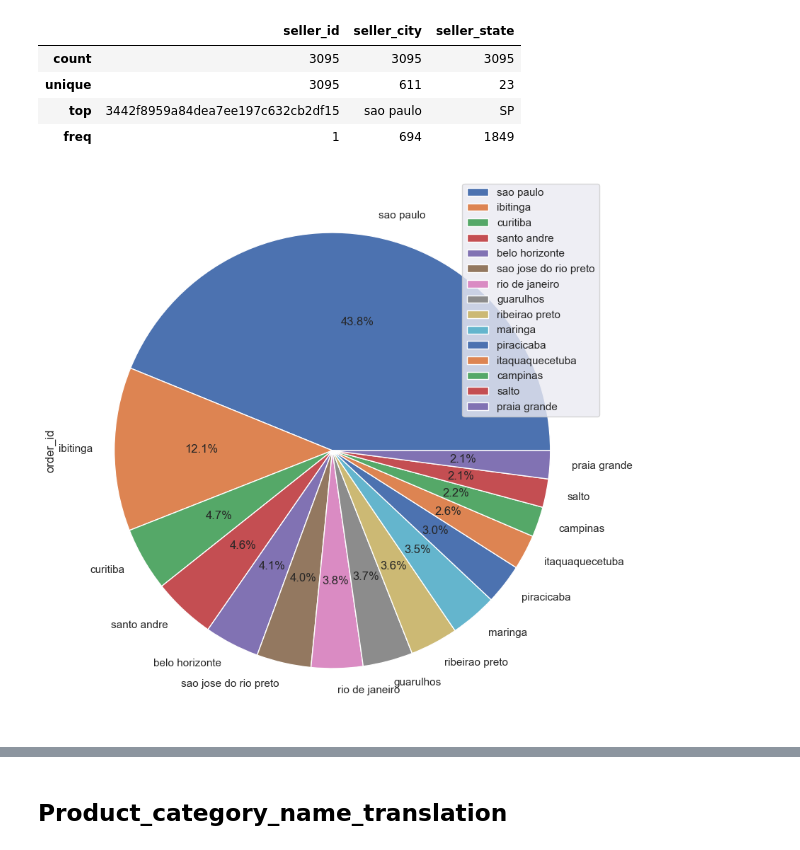
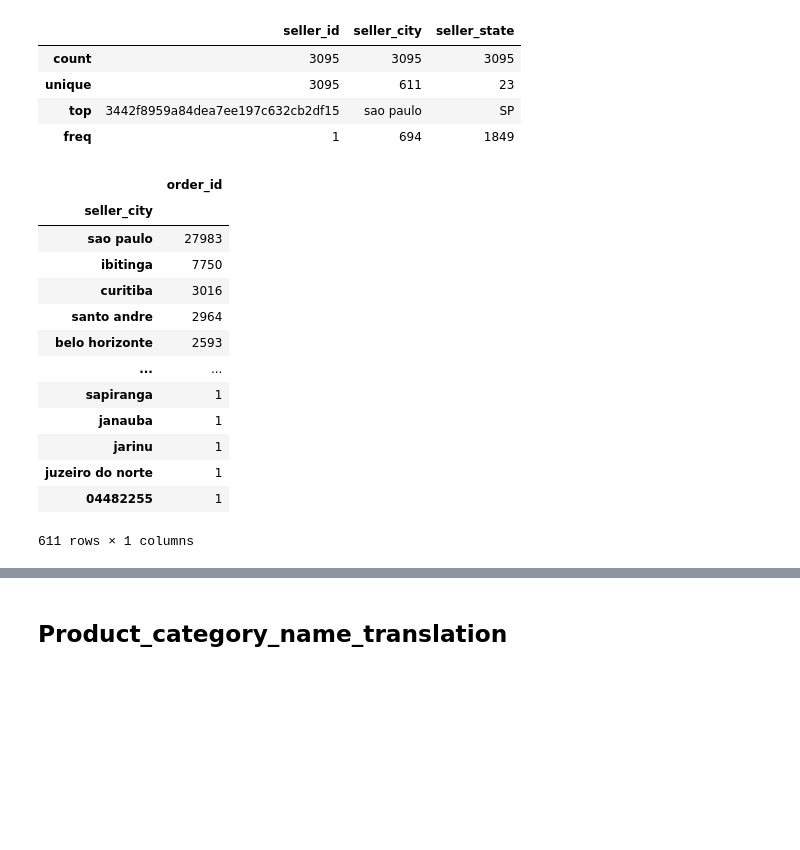
Before and after one commit to Lautaro555/Final-project-Olist, a Jupyter notebook: EDA.ipynb, the cells around one changed output, grey strips where cells are left out. Saved outputs shown, nothing was run; the diff lists cells and outputs as text; code cells hidden in the pictures; blank space fills up the shorter version.

```diff
--- a/EDA.ipynb
+++ b/EDA.ipynb
@@ -861,10 +813,21 @@ Sellers.describe(include=['O'])
 | freq | 1 | 694 | 1849 |
 # %%
 # Revisamos uniendo las tablas, cuál es la ciudad con mayor cantidad de órdenes
-val=Sellers.merge(Order_items)[['seller_city','order_id']].groupby(['seller_city']).count().sort_values('order_id', ascending=False).head(15)
-
-plot = val.plot.pie(subplots=True, figsize=(20, 10),autopct='%1.1f%%')
+Sellers.merge(Order_items)[['seller_city','order_id']].groupby(['seller_city']).count().sort_values('order_id', ascending=False)
 # %% [output]
-[figure, removed]
+|  | order_id |
+| seller_city |  |
+| sao paulo | 27983 |
+| ibitinga | 7750 |
+| curitiba | 3016 |
+| santo andre | 2964 |
+| belo horizonte | 2593 |
+| ... | ... |
+| sapiranga | 1 |
+| janauba | 1 |
+| jarinu | 1 |
+| juzeiro do norte | 1 |
+| 04482255 | 1 |
+611 rows × 1 columns
 # %%
 # Revisamos uniendo las tablas, cuál es la ciudad con el monto mayor en ventas
```
Also changed, not shown: parts of 32 cells of this notebook, 1 other file.
